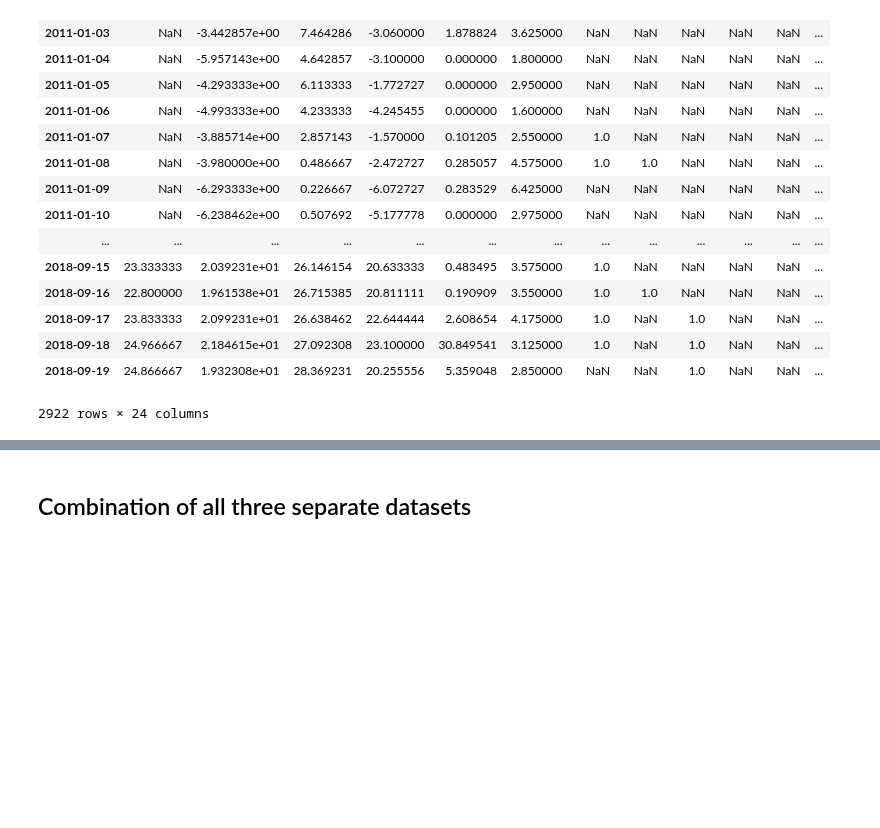
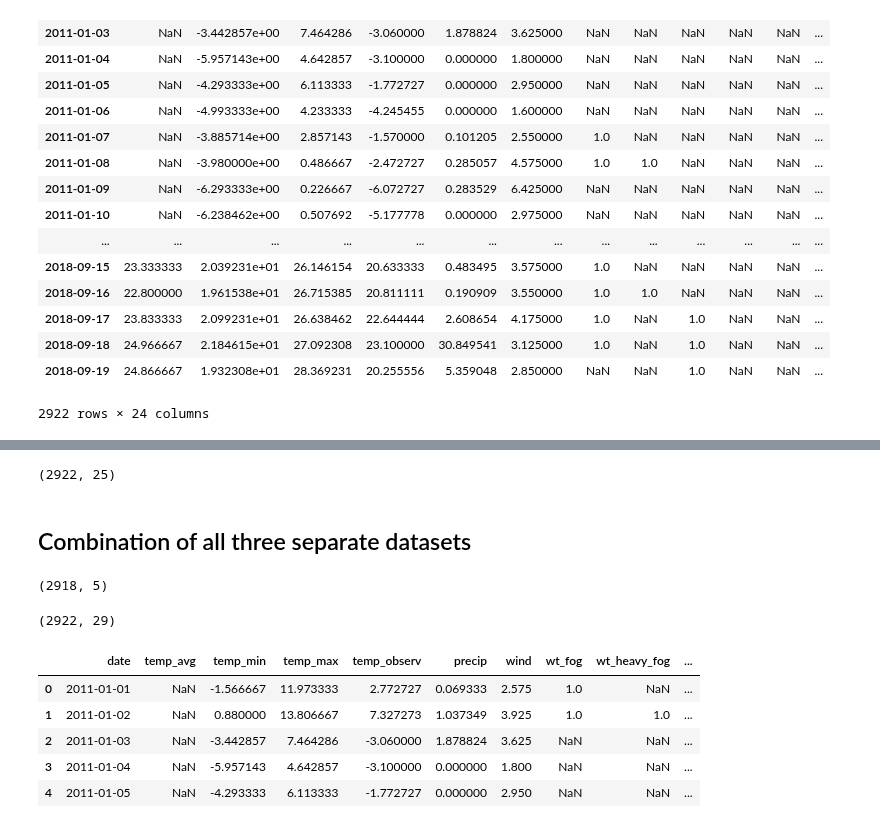
Before and after one commit to julianikulski/bike-sharing, a Jupyter notebook: dataset-creation.ipynb, the cells around one changed output, grey strips where cells are left out. Drawn from its saved outputs; the diff is of its cells as text; code cells hidden in the pictures; blank space fills up the shorter version.

```diff
--- a/dataset-creation.ipynb
+++ b/dataset-creation.ipynb
@@ -261,2 +268,33 @@ df_weather_aggr.head()
+# %%
+# check the shape of the above dataframe
+df_weather_aggr.shape
+# %% [output]
+(2922, 25)
 # %% [markdown]
 ## Combination of all three separate datasets
+# %%
+# merge the holiday dataframe with the bike customer dataframe
+df_bike_holiday = df_bike_cust.merge(df_holiday, how='left', on='date')
+
+# check the shape of the new dataframe
+df_bike_holiday.shape
+# %% [output]
+(2918, 5)
+# %%
+# merge the df_bike_holiday dataframe with the weather dataframe
+df_bike_holiday_weather = df_weather_aggr.merge(df_bike_holiday, how='left', on='date')
+
+# check the shape of the new dataframe
+df_bike_holiday_weather.shape
+# %% [output]
+(2922, 29)
+# %%
+# look at the new dataframe
+df_bike_holiday_weather.head()
+# %% [output]
+|  | date | temp_avg | temp_min | temp_max | temp_observ | precip | wind | wt_fog | wt_heavy_fog | ... |
+| 0 | 2011-01-01 | NaN | -1.566667 | 11.973333 | 2.772727 | 0.069333 | 2.575 | 1.0 | NaN | ... |
+| 1 | 2011-01-02 | NaN | 0.880000 | 13.806667 | 7.327273 | 1.037349 | 3.925 | 1.0 | 1.0 | ... |
+| 2 | 2011-01-03 | NaN | -3.442857 | 7.464286 | -3.060000 | 1.878824 | 3.625 | NaN | NaN | ... |
+| 3 | 2011-01-04 | NaN | -5.957143 | 4.642857 | -3.100000 | 0.000000 | 1.800 | NaN | NaN | ... |
+| 4 | 2011-01-05 | NaN | -4.293333 | 6.113333 | -1.772727 | 0.000000 | 2.950 | NaN | NaN | ... |
```
Also changed, not shown: parts of 2 cells of this notebook.
